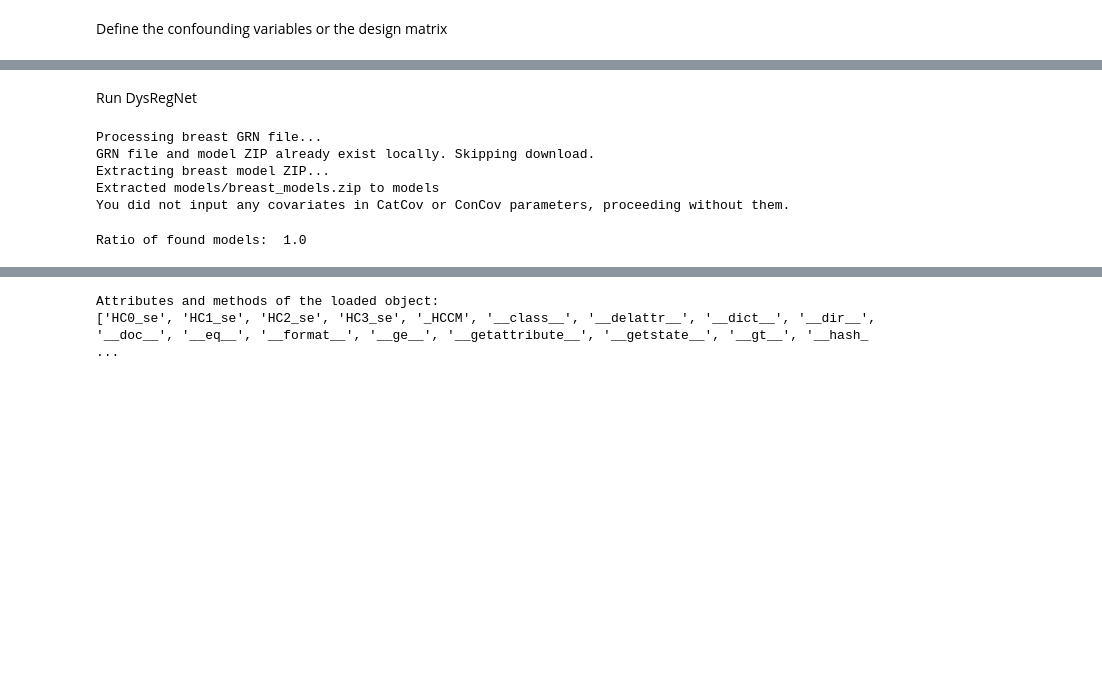
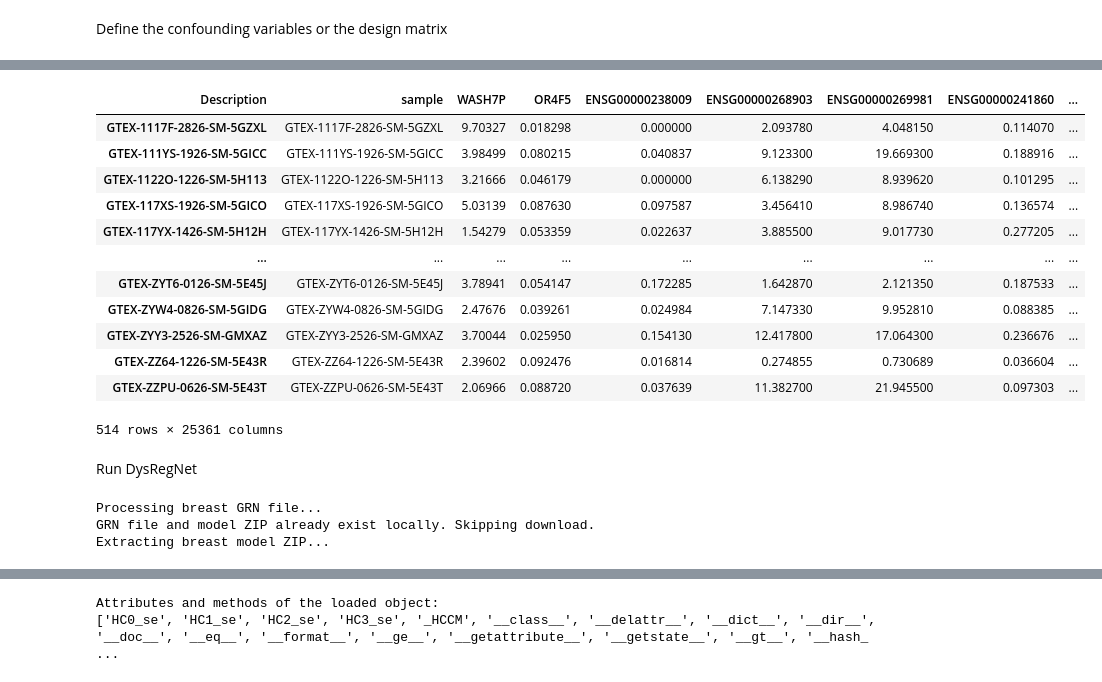
Before and after one commit to julkuhn/DysRegNet_package, a Jupyter notebook: run_dysregnet.ipynb, the cells around one changed output, grey strips where cells are left out. Cells and saved outputs as stored; diff of their text form; code cells hidden in the pictures; blank space fills up the shorter version.

```diff
--- a/run_dysregnet.ipynb
+++ b/run_dysregnet.ipynb
@@ -67,13 +110,30 @@ exp_breast = exp_breast.set_index(exp_breast.columns[0])
 exp_breast = exp_breast.T
 exp_breast.insert(0, "sample", exp_breast. index)
 #assert all(exp_breast.iloc[:, 0].values == meta_breast.iloc[:,0].values)
+# %%
+exp_breast
+# %% [output]
+| Description | sample | WASH7P | OR4F5 | ENSG00000238009 | ENSG00000268903 | ENSG00000269981 | ENSG00000241860 | ... |
+| GTEX-1117F-2826-SM-5GZXL | GTEX-1117F-2826-SM-5GZXL | 9.70327 | 0.018298 | 0.000000 | 2.093780 | 4.048150 | 0.114070 | ... |
+| GTEX-111YS-1926-SM-5GICC | GTEX-111YS-1926-SM-5GICC | 3.98499 | 0.080215 | 0.040837 | 9.123300 | 19.669300 | 0.188916 | ... |
+| GTEX-1122O-1226-SM-5H113 | GTEX-1122O-1226-SM-5H113 | 3.21666 | 0.046179 | 0.000000 | 6.138290 | 8.939620 | 0.101295 | ... |
+| GTEX-117XS-1926-SM-5GICO | GTEX-117XS-1926-SM-5GICO | 5.03139 | 0.087630 | 0.097587 | 3.456410 | 8.986740 | 0.136574 | ... |
+| GTEX-117YX-1426-SM-5H12H | GTEX-117YX-1426-SM-5H12H | 1.54279 | 0.053359 | 0.022637 | 3.885500 | 9.017730 | 0.277205 | ... |
+| ... | ... | ... | ... | ... | ... | ... | ... | ... |
+| GTEX-ZYT6-0126-SM-5E45J | GTEX-ZYT6-0126-SM-5E45J | 3.78941 | 0.054147 | 0.172285 | 1.642870 | 2.121350 | 0.187533 | ... |
+| GTEX-ZYW4-0826-SM-5GIDG | GTEX-ZYW4-0826-SM-5GIDG | 2.47676 | 0.039261 | 0.024984 | 7.147330 | 9.952810 | 0.088385 | ... |
+| GTEX-ZYY3-2526-SM-GMXAZ | GTEX-ZYY3-2526-SM-GMXAZ | 3.70044 | 0.025950 | 0.154130 | 12.417800 | 17.064300 | 0.236676 | ... |
+| GTEX-ZZ64-1226-SM-5E43R | GTEX-ZZ64-1226-SM-5E43R | 2.39602 | 0.092476 | 0.016814 | 0.274855 | 0.730689 | 0.036604 | ... |
+| GTEX-ZZPU-0626-SM-5E43T | GTEX-ZZPU-0626-SM-5E43T | 2.06966 | 0.088720 | 0.037639 | 11.382700 | 21.945500 | 0.097303 | ... |
+514 rows × 25361 columns
 # %% [markdown]
 Run DysRegNet
 # %%
 data=dysregnet.run(expression_data=exp_breast,
                    GRN="breast",
-                   #conCol=conCol,
-                   #CatCov=CatCov,
+                   meta = meta_breast,
+                    #conCol=conCol,
+                    #CatCov=CatCov,
                    direction_condition=False,
                    normaltest=True,
                    R2_threshold=.2)
@@ -81,6 +141,3 @@ data=dysregnet.run(expression_data=exp_breast,
 Processing breast GRN file...
 GRN file and model ZIP already exist locally. Skipping download.
 Extracting breast model ZIP...
-Extracted models/breast_models.zip to models
-You did not input any covariates in CatCov or ConCov parameters, proceeding without them.
-Ratio of found models:  1.0
```
Also changed, not shown: parts of 5 cells of this notebook, 2 other files.
